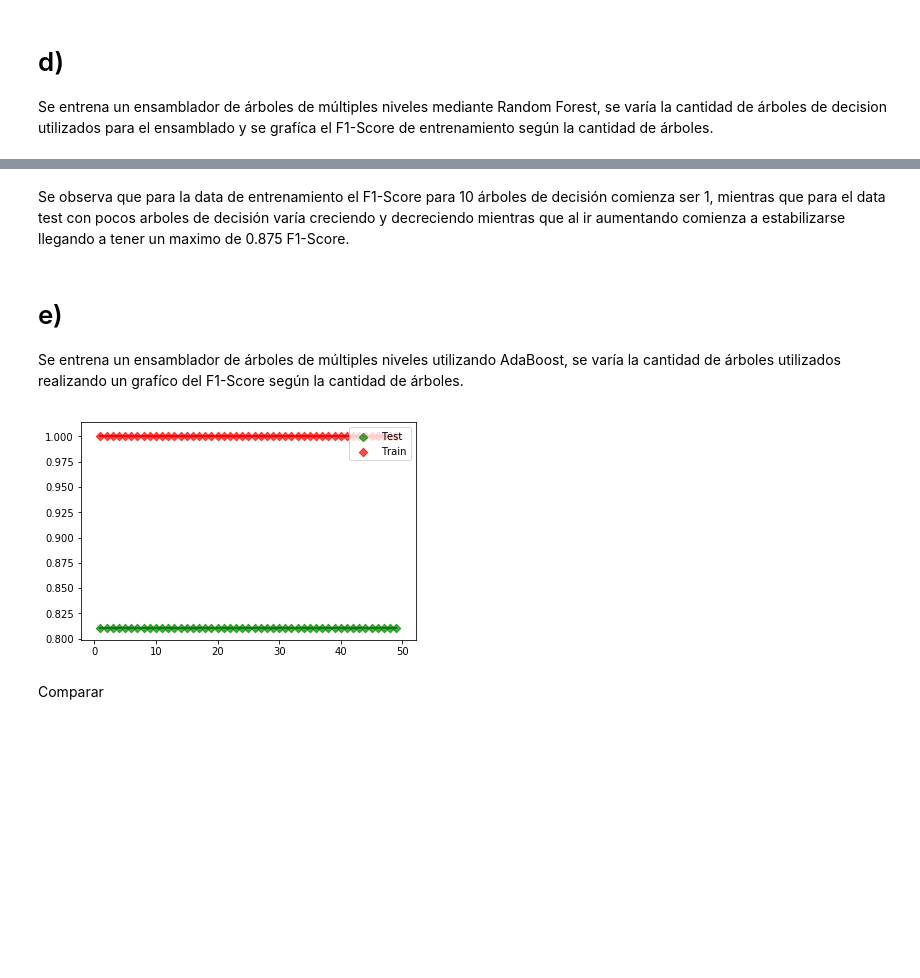
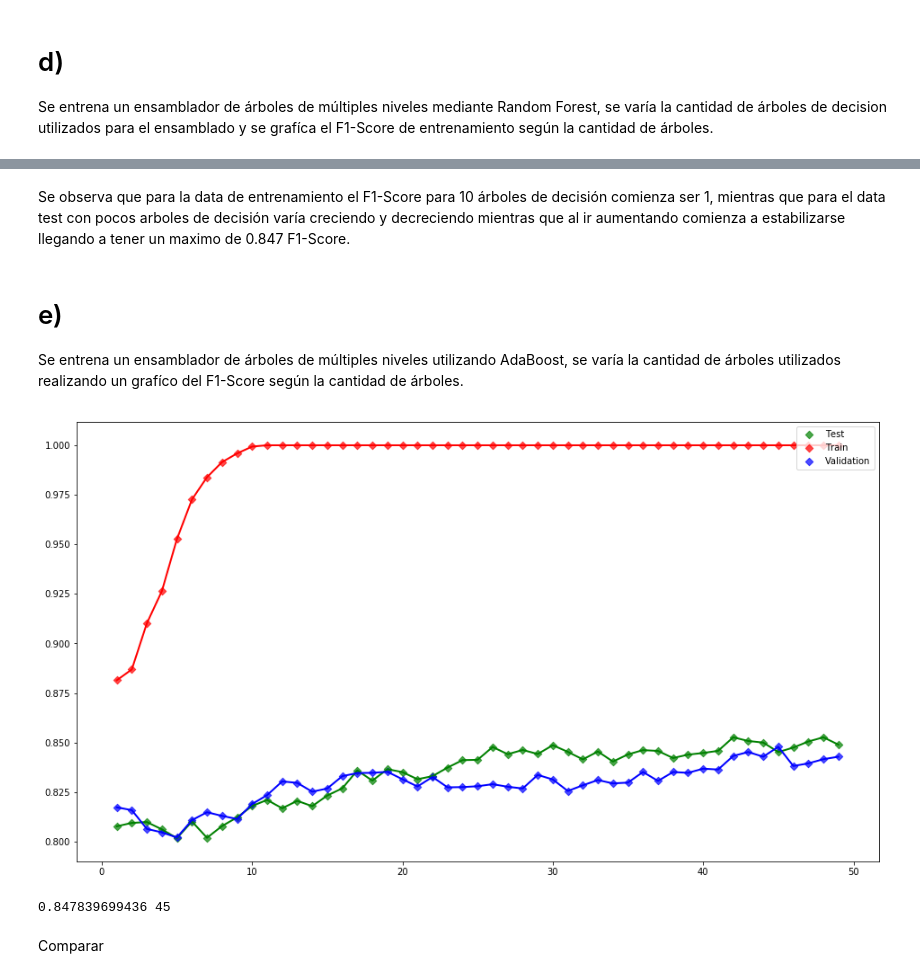
Before and after one commit to matiasarayac/tarea3-ML, a Jupyter notebook: Pregunta_3.ipynb, the cells around one changed output, grey strips where cells are left out. Drawn from its saved outputs; the diff is of its cells as text; code cells hidden in the pictures; blank space fills up the shorter version.

```diff
--- a/Pregunta_3.ipynb
+++ b/Pregunta_3.ipynb
@@ -66,3 +63,6 @@ print(len(df_train),len(df_test))
+# %%
+x_train,x_test,y_train,y_test = train_test_split(x, y, test_size=0.25, random_state=10)
+x_train,x_val,y_train,y_val = train_test_split(x_train, y_train, test_size=0.25, random_state=10)
 # %% [markdown]
 # c)
 
@@ -157,11 +153,6 @@ Se entrena un ensamblador de árboles de múltiples niveles mediante Random Fore
 # %%
-from sklearn.ensemble import RandomForestClassifier
-import pandas as pd
-import matplotlib.pyplot as plt
-import numpy as np
-import math
 def nEstimator(c1):
-    model = RandomForestClassifier(n_estimators=c1, max_depth=23,n_jobs=-1,random_state=10)
+    model = RandomForestClassifier(n_estimators=c1, max_depth=8,n_jobs=-1,random_state=10)
     model.fit(x_train,y_train)
     y_pred=model.predict(x_test)
     y_true=y_test
@@ -169,25 +160,33 @@ def nEstimator(c1):
     y_pred=model.predict(x_train)
     y_true=y_train
     val2=f1_score(y_true,y_pred)
-    return (val,val2)
+    y_pred=model.predict(x_val)
+    y_true=y_val
+    val3=f1_score(y_true,y_pred)
+    return (val,val2,val3)
 y=[]
 x=[]
 y2=[]
+y3=[]
 maxi=0
 for i in range(1,50):
     s=nEstimator(i)
     y.append(s[0])
     y2.append(s[1])
+    y3.append(s[2])
     x.append(i)
-    if maxi<s[0]:
-        maxi=s[0]
+    if maxi<s[2]:
+        maxi=s[2]
+        num=i
 
 plt.figure(figsize = (16, 9))
 plt.plot(x,y, 'g', zorder=1, lw=2)
 plt.scatter(x,y,marker="D", c="g", alpha=0.7,label="Test")
 plt.plot(x,y2, 'r', zorder=1, lw=2)
 plt.scatter(x,y2,marker="D", c="r", alpha=0.7,label="Train")
+plt.plot(x,y3, 'b', zorder=1, lw=2)
+plt.scatter(x,y3,marker="D", c="b", alpha=0.7,label="Validation")
 plt.legend(loc='upper right')
 plt.show()
-maxi
+print(maxi,num)
 # %% [output]
@@ -196,36 +195,51 @@ maxi
 # %% [markdown]
-Se observa que para la data de entrenamiento el F1-Score para 10 árboles de decisión comienza ser 1, mientras que para el data test con pocos arboles de decisión varía creciendo y decreciendo mientras que al ir aumentando comienza a estabilizarse llegando a tener un maximo de 0.875 F1-Score.
+Se observa que para la data de entrenamiento el F1-Score para 10 árboles de decisión comienza ser 1, mientras que para el data test con pocos arboles de decisión varía creciendo y decreciendo mientras que al ir aumentando comienza a estabilizarse llegando a tener un maximo de 0.847 F1-Score.
 # %% [markdown]
 # e)
 Se entrena un ensamblador de árboles de múltiples niveles utilizando AdaBoost, se varía la cantidad de árboles utilizados realizando un grafíco del F1-Score según la cantidad de árboles.
 # %%
 from sklearn.ensemble import AdaBoostClassifier
 def adaEstimator(c1):
-    model = AdaBoostClassifier(base_estimator=Tree(max_depth=23,random_state=10), n_estimators=c1,random_state=10)
+    model = AdaBoostClassifier(base_estimator=Tree(max_depth=8,random_state=10), n_estimators=c1,random_state=10)
     model.fit(x_train,y_train)
     y_pred=model.predict(x_test)
     y_true=y_test
     val=f1_score(y_true, y_pred)
     y_pred=model.predict(x_train)
     y_true=y_train
     val2=f1_score(y_true,y_pred)
-    return (val,val2)
+    y_pred=model.predict(x_val)
+    y_true=y_val
+    val3=f1_score(y_true,y_pred)
+    return (val,val2,val3)
 y=[]
 x=[]
 y2=[]
+y3=[]
+maxi=0
 for i in range(1,50):
     s=adaEstimator(i)
     y.append(s[0])
     y2.append(s[1])
+    y3.append(s[2])
     x.append(i)
+    if maxi<s[2]:
+        maxi=s[2]
+        num=i
+
+plt.figure(figsize = (16, 9))
 plt.plot(x,y, 'g', zorder=1, lw=2)
 plt.scatter(x,y,marker="D", c="g", alpha=0.7,label="Test")
 plt.plot(x,y2, 'r', zorder=1, lw=2)
 plt.scatter(x,y2,marker="D", c="r", alpha=0.7,label="Train")
+plt.plot(x,y3, 'b', zorder=1, lw=2)
+plt.scatter(x,y3,marker="D", c="b", alpha=0.7,label="Validation")
 plt.legend(loc='upper right')
 plt.show()
+print(maxi,num)
 # %% [output]
-[figure, old version]
+[figure, new version]
+0.847839699436 45
 # %% [markdown]
 Comparar
 # %% [markdown]
```
Also changed, not shown: parts of 20 cells of this notebook, 2 other files.
